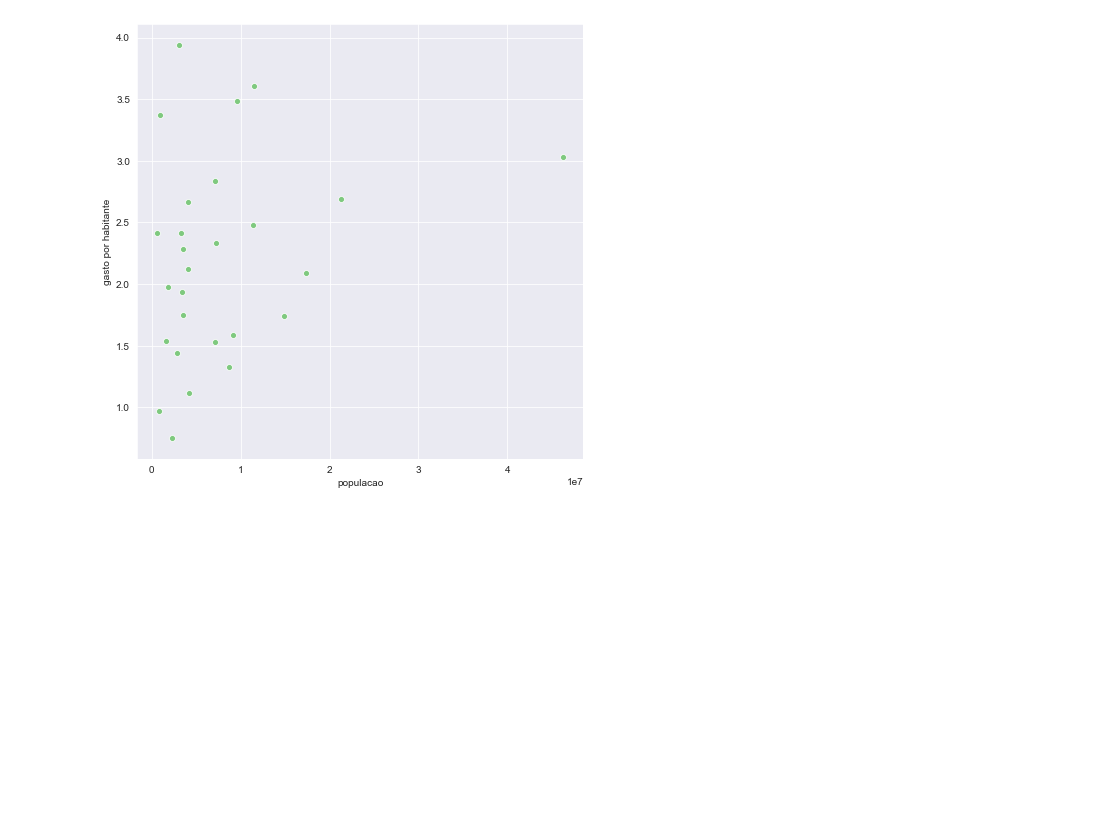
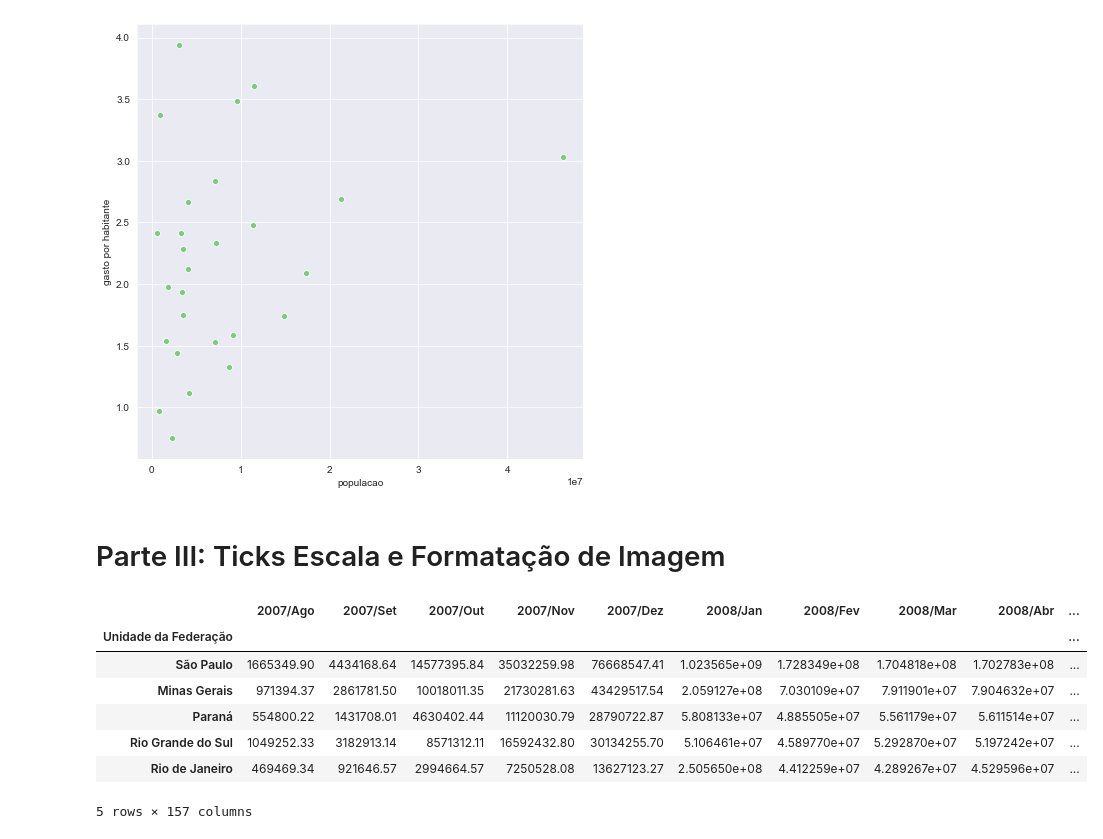
Before and after one commit to Colognesi/Bootcamp-DataScience, a Jupyter notebook: Modulo II - Tratamento, Exploração e Visualização de dados/Projeto/Modulo II.ipynb, the cells around one changed output. Drawn from its saved outputs; the diff is of its cells as text; code cells hidden in the pictures; blank space fills up the shorter version.

```diff
--- a/Modulo II - Tratamento, Exploração e Visualização de dados/Projeto/Modulo II.ipynb
+++ b/Modulo II - Tratamento, Exploração e Visualização de dados/Projeto/Modulo II.ipynb
@@ -298,3 +298,17 @@ sns.scatterplot(data = gasto_mensal_habitante, x = 'populacao', y = 'gasto por h
 # %% [output]
 <matplotlib.axes._subplots.AxesSubplot at 0x...>
 [figure]
+# %% [markdown]
+# Parte III: Ticks Escala e Formatação de Imagem
+# %%
+dados_usaveis.index = dados_usaveis.index.str[3:]
+dados_usaveis.head()
+# %% [output]
+|  | 2007/Ago | 2007/Set | 2007/Out | 2007/Nov | 2007/Dez | 2008/Jan | 2008/Fev | 2008/Mar | 2008/Abr | ... |
+| Unidade da Federação |  |  |  |  |  |  |  |  |  | ... |
+| São Paulo | 1665349.90 | 4434168.64 | 14577395.84 | 35032259.98 | 76668547.41 | 1.023565e+09 | 1.728349e+08 | 1.704818e+08 | 1.702783e+08 | ... |
+| Minas Gerais | 971394.37 | 2861781.50 | 10018011.35 | 21730281.63 | 43429517.54 | 2.059127e+08 | 7.030109e+07 | 7.911901e+07 | 7.904632e+07 | ... |
+| Paraná | 554800.22 | 1431708.01 | 4630402.44 | 11120030.79 | 28790722.87 | 5.808133e+07 | 4.885505e+07 | 5.561179e+07 | 5.611514e+07 | ... |
+| Rio Grande do Sul | 1049252.33 | 3182913.14 | 8571312.11 | 16592432.80 | 30134255.70 | 5.106461e+07 | 4.589770e+07 | 5.292870e+07 | 5.197242e+07 | ... |
+| Rio de Janeiro | 469469.34 | 921646.57 | 2994664.57 | 7250528.08 | 13627123.27 | 2.505650e+08 | 4.412259e+07 | 4.289267e+07 | 4.529596e+07 | ... |
+5 rows × 157 columns
```
Also changed, not shown: parts of 4 cells of this notebook, 1 other file.
